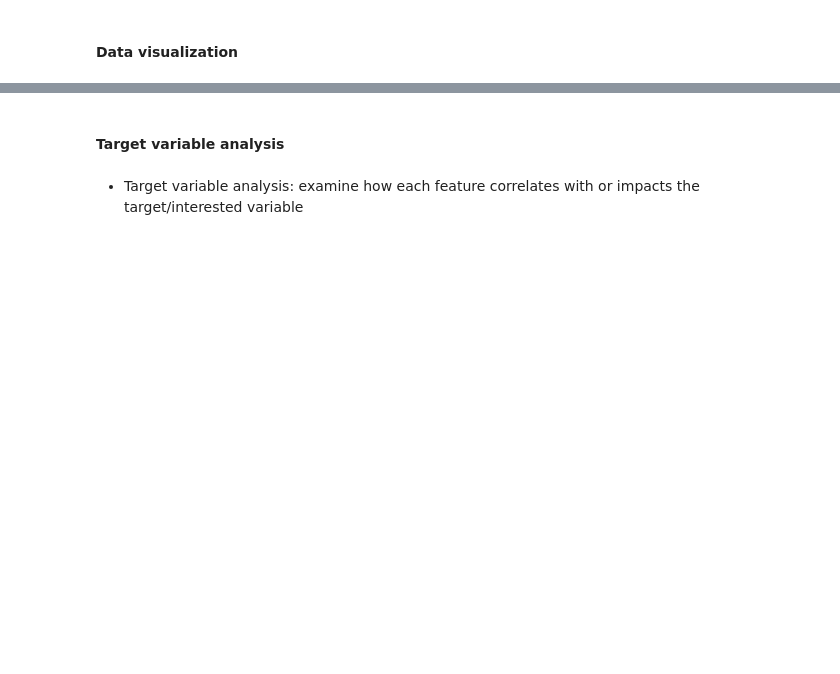
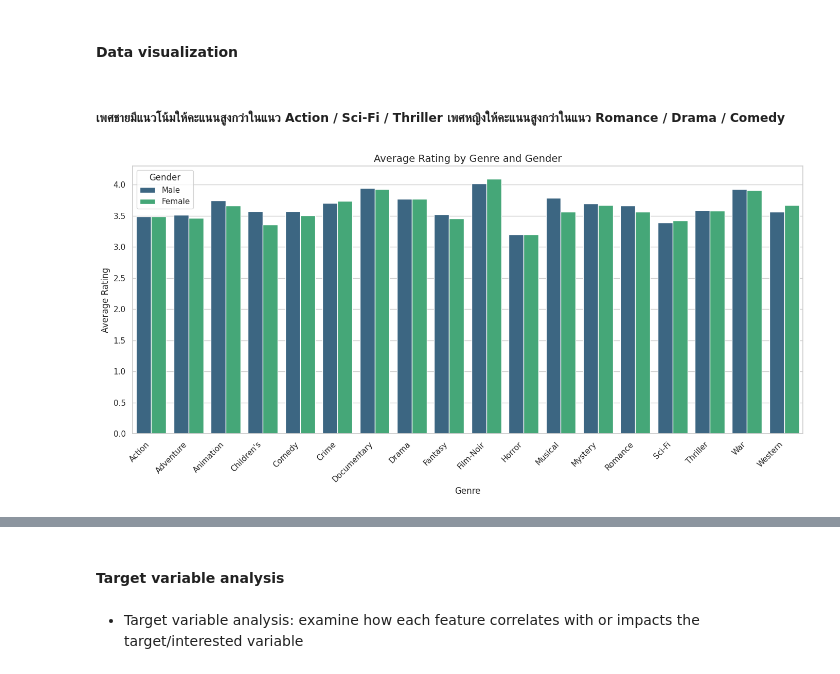
Before and after one commit to woraphonp-038-5/Project-Big-Data, a Jupyter notebook: ThaiBaan_Data_Analytics_and_Modeling.ipynb, the cells around one changed output, grey strips where cells are left out. Drawn from its saved outputs; the diff is of its cells as text; code cells hidden in the pictures; blank space fills up the shorter version.

```diff
--- a/ThaiBaan_Data_Analytics_and_Modeling.ipynb
+++ b/ThaiBaan_Data_Analytics_and_Modeling.ipynb
@@ -1087,2 +481,41 @@ else:
 # %% [markdown]
 #### Data visualization
+# %% [markdown]
+#####  เพศชายมีแนวโน้มให้คะแนนสูงกว่าในแนว Action / Sci-Fi / Thriller เพศหญิงให้คะแนนสูงกว่าในแนว Romance / Drama / Comedy
+# %%
+import matplotlib.pyplot as plt
+import seaborn as sns
+import numpy as np
+
+# Melt the DataFrame to have a single 'Genre' column for plotting
+genres_melted = merged_df.melt(id_vars=['Gender', 'Rating'], value_vars=['Genre1', 'Genre2', 'Genre3'], var_name='GenreType', value_name='Genre')
+
+# Filter out rows where Genre is 0 (which represents no genre)
+genres_melted = genres_melted[genres_melted['Genre'] != 0]
+
+# Map the numerical genre back to genre names for better readability
+genre_mapping = {
+    1: "Action", 2: "Adventure", 3: "Animation", 4: "Children's", 5: "Comedy",
+    6: "Crime", 7: "Documentary", 8: "Drama", 9: "Fantasy", 10: "Film-Noir",
+    11: "Horror", 12: "Musical", 13: "Mystery", 14: "Romance", 15: "Sci-Fi",
+    16: "Thriller", 17: "War", 18: "Western"
+}
+genres_melted['GenreName'] = genres_melted['Genre'].map(genre_mapping)
+
+# Group by Gender and GenreName and calculate the mean rating
+genre_rating_mean = genres_melted.groupby(['Gender', 'GenreName'])['Rating'].mean().reset_index()
+
+# Map Gender back to string labels for plotting
+genre_rating_mean['Gender'] = genre_rating_mean['Gender'].map({0: 'Male', 1: 'Female'})
+
+# Create the bar plot
+plt.figure(figsize=(14, 7))
+sns.barplot(x='GenreName', y='Rating', hue='Gender', data=genre_rating_mean, palette='viridis')
+plt.title('Average Rating by Genre and Gender')
+plt.xlabel('Genre')
+plt.ylabel('Average Rating')
+plt.xticks(rotation=45, ha='right')
+plt.tight_layout()
+plt.show()
+# %% [output]
+[figure, added]
```
Also changed, not shown: parts of 68 cells of this notebook.
